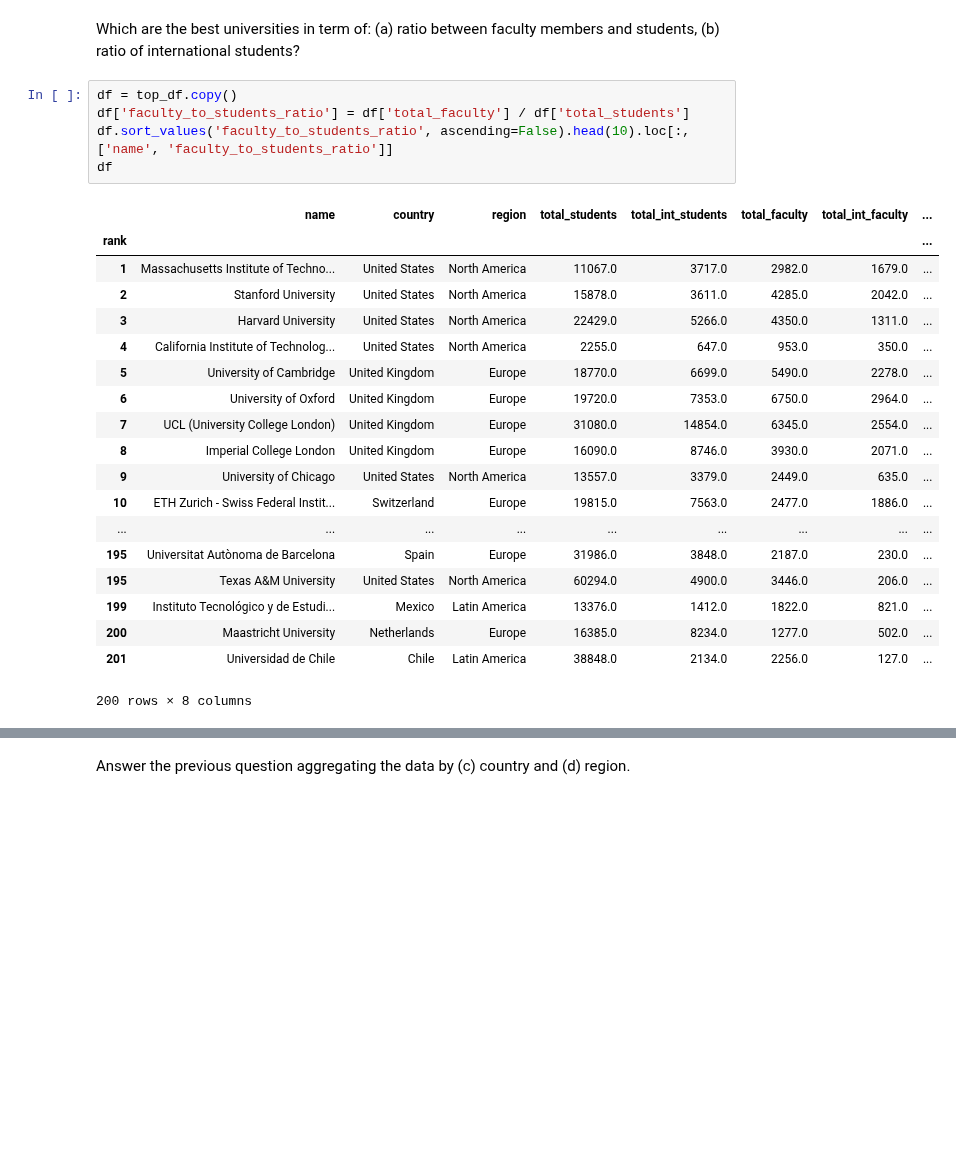
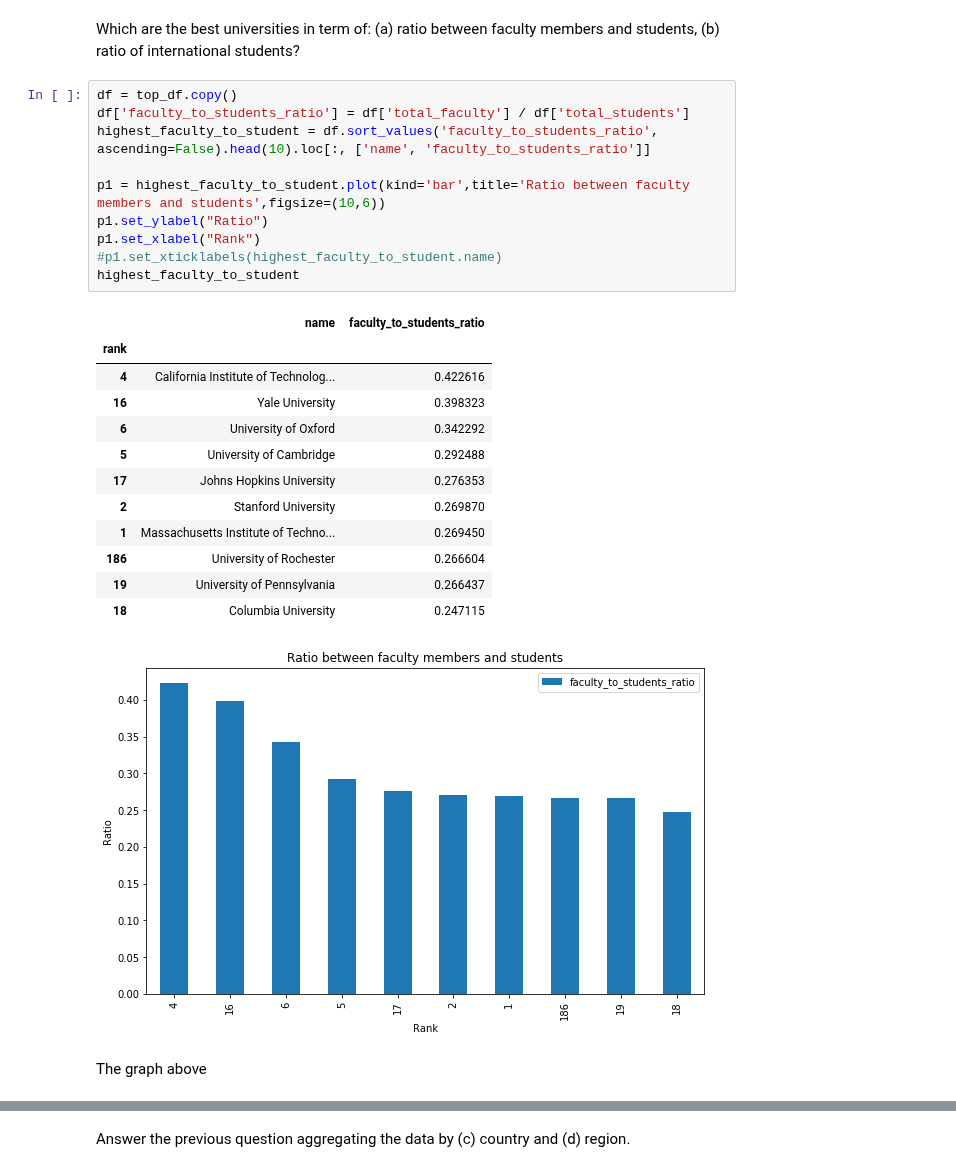
Before and after one commit to mosimann/ADA, a Jupyter notebook: Homework 2.ipynb, the cells around one changed output, grey strips where cells are left out. Drawn from its saved outputs; the diff is of its cells as text; blank space fills up the shorter version.

```diff
--- a/Homework 2.ipynb
+++ b/Homework 2.ipynb
@@ -95,28 +95,29 @@ Which are the best universities in term of: (a) ratio between faculty members an
 # %%
 df = top_df.copy()
 df['faculty_to_students_ratio'] = df['total_faculty'] / df['total_students']
-df.sort_values('faculty_to_students_ratio', ascending=False).head(10).loc[:, ['name', 'faculty_to_students_ratio']]
-df
+highest_faculty_to_student = df.sort_values('faculty_to_students_ratio', ascending=False).head(10).loc[:, ['name', 'faculty_to_students_ratio']]
+
+p1 = highest_faculty_to_student.plot(kind='bar',title='Ratio between faculty members and students',figsize=(10,6))
+p1.set_ylabel("Ratio")
+p1.set_xlabel("Rank")
+#p1.set_xticklabels(highest_faculty_to_student.name)
+highest_faculty_to_student
 # %% [output]
-|  | name | country | region | total_students | total_int_students | total_faculty | total_int_faculty | ... |
-| rank |  |  |  |  |  |  |  | ... |
-| 1 | Massachusetts Institute of Techno... | United States | North America | 11067.0 | 3717.0 | 2982.0 | 1679.0 | ... |
-| 2 | Stanford University | United States | North America | 15878.0 | 3611.0 | 4285.0 | 2042.0 | ... |
-| 3 | Harvard University | United States | North America | 22429.0 | 5266.0 | 4350.0 | 1311.0 | ... |
-| 4 | California Institute of Technolog... | United States | North America | 2255.0 | 647.0 | 953.0 | 350.0 | ... |
-| 5 | University of Cambridge | United Kingdom | Europe | 18770.0 | 6699.0 | 5490.0 | 2278.0 | ... |
-| 6 | University of Oxford | United Kingdom | Europe | 19720.0 | 7353.0 | 6750.0 | 2964.0 | ... |
-| 7 | UCL (University College London) | United Kingdom | Europe | 31080.0 | 14854.0 | 6345.0 | 2554.0 | ... |
-| 8 | Imperial College London | United Kingdom | Europe | 16090.0 | 8746.0 | 3930.0 | 2071.0 | ... |
-| 9 | University of Chicago | United States | North America | 13557.0 | 3379.0 | 2449.0 | 635.0 | ... |
-| 10 | ETH Zurich - Swiss Federal Instit... | Switzerland | Europe | 19815.0 | 7563.0 | 2477.0 | 1886.0 | ... |
-| ... | ... | ... | ... | ... | ... | ... | ... | ... |
-| 195 | Universitat Autònoma de Barcelona | Spain | Europe | 31986.0 | 3848.0 | 2187.0 | 230.0 | ... |
-| 195 | Texas A&M University | United States | North America | 60294.0 | 4900.0 | 3446.0 | 206.0 | ... |
-| 199 | Instituto Tecnológico y de Estudi... | Mexico | Latin America | 13376.0 | 1412.0 | 1822.0 | 821.0 | ... |
-| 200 | Maastricht University | Netherlands | Europe | 16385.0 | 8234.0 | 1277.0 | 502.0 | ... |
-| 201 | Universidad de Chile | Chile | Latin America | 38848.0 | 2134.0 | 2256.0 | 127.0 | ... |
+|  | name | faculty_to_students_ratio |
+| rank |  |  |
+| 4 | California Institute of Technolog... | 0.422616 |
+| 16 | Yale University | 0.398323 |
+| 6 | University of Oxford | 0.342292 |
+| 5 | University of Cambridge | 0.292488 |
+| 17 | Johns Hopkins University | 0.276353 |
+| 2 | Stanford University | 0.269870 |
+| 1 | Massachusetts Institute of Techno... | 0.269450 |
+| 186 | University of Rochester | 0.266604 |
+| 19 | University of Pennsylvania | 0.266437 |
+| 18 | Columbia University | 0.247115 |
-200 rows × 8 columns
+[figure, added]
+# %% [markdown]
+The graph above
 # %%
 df = top_df.copy()
 df['int_to_students_ratio'] = df['total_int_students'] / df['total_students']
```
Also changed, not shown: parts of 21 cells of this notebook.
